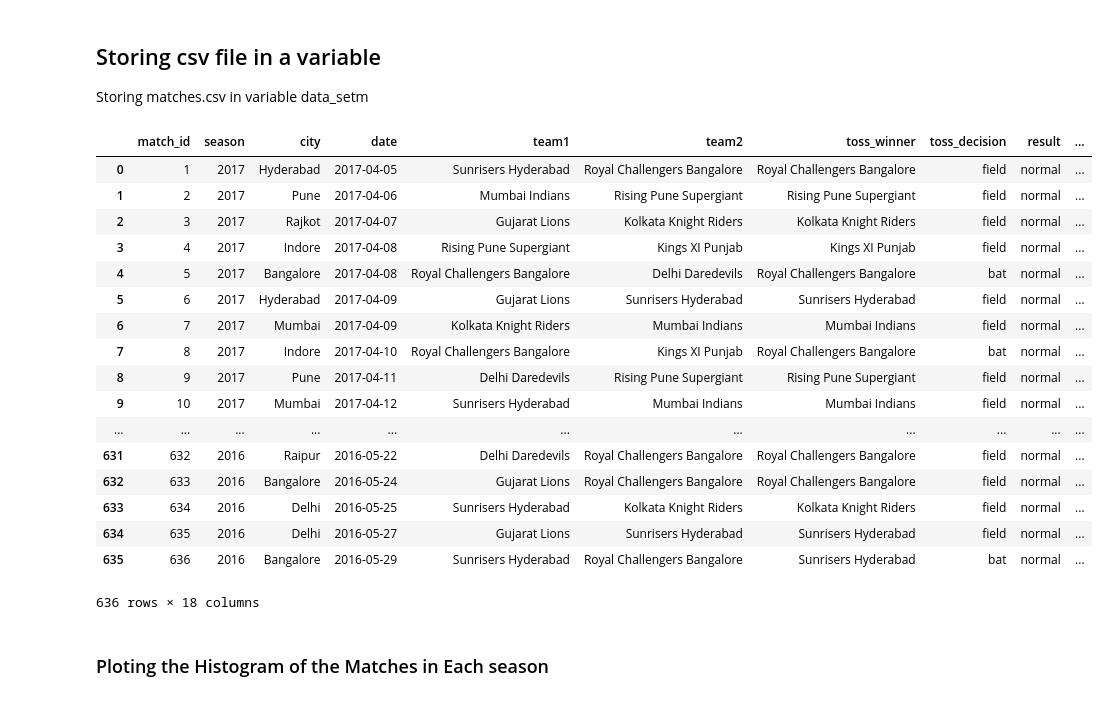
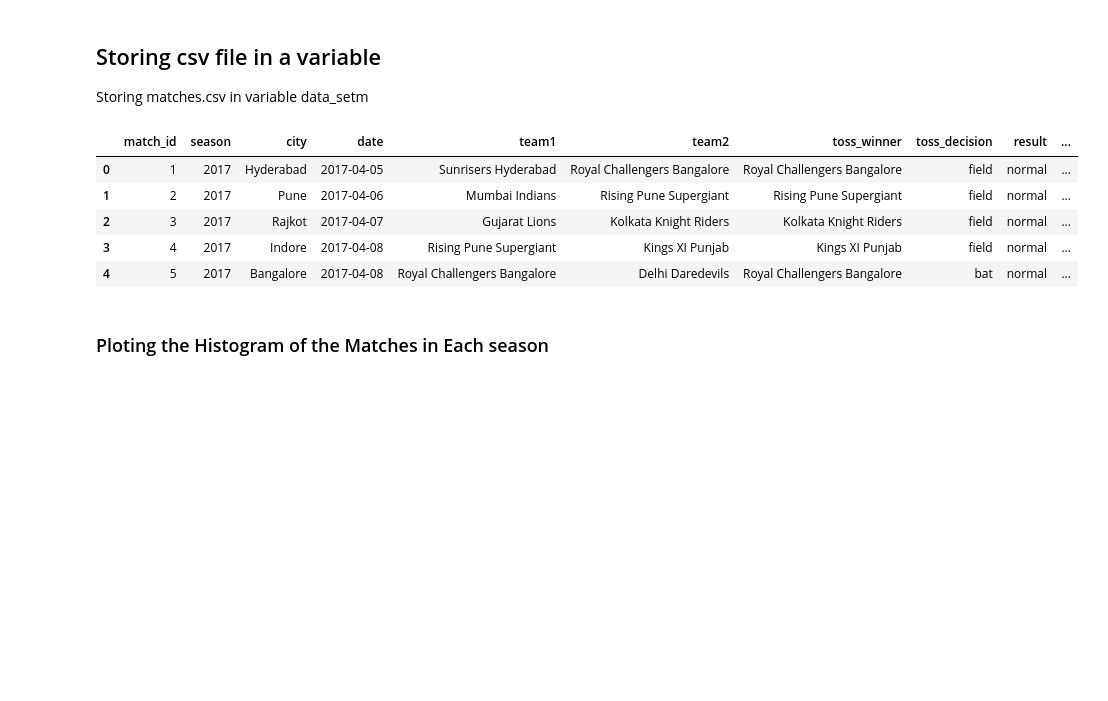
Before and after one commit to AnshulHedau/IPL_Insights, a Jupyter notebook: IPL Insights.ipynb, the cells around one changed output. Saved outputs shown, nothing was run; the diff lists cells and outputs as text; code cells hidden in the pictures; blank space fills up the shorter version.

```diff
--- a/IPL Insights.ipynb
+++ b/IPL Insights.ipynb
@@ -19,27 +19,15 @@ Storing matches.csv in variable data_setm
 # %%
 data_setm = pd.read_csv('./matches.csv',keep_default_na=False)
 
 data_setm.columns = ['match_id','season','city','date','team1','team2','toss_winner','toss_decision','result','dl_applied','winner','win_by_runs','win_by_wickets','player_of_match','venue','umpire1','umpire2','umpire3']
-data_setm
+data_setm.head(5)
 # %% [output]
 |  | match_id | season | city | date | team1 | team2 | toss_winner | toss_decision | result | ... |
 | 0 | 1 | 2017 | Hyderabad | 2017-04-05 | Sunrisers Hyderabad | Royal Challengers Bangalore | Royal Challengers Bangalore | field | normal | ... |
 | 1 | 2 | 2017 | Pune | 2017-04-06 | Mumbai Indians | Rising Pune Supergiant | Rising Pune Supergiant | field | normal | ... |
 | 2 | 3 | 2017 | Rajkot | 2017-04-07 | Gujarat Lions | Kolkata Knight Riders | Kolkata Knight Riders | field | normal | ... |
 | 3 | 4 | 2017 | Indore | 2017-04-08 | Rising Pune Supergiant | Kings XI Punjab | Kings XI Punjab | field | normal | ... |
 | 4 | 5 | 2017 | Bangalore | 2017-04-08 | Royal Challengers Bangalore | Delhi Daredevils | Royal Challengers Bangalore | bat | normal | ... |
-| 5 | 6 | 2017 | Hyderabad | 2017-04-09 | Gujarat Lions | Sunrisers Hyderabad | Sunrisers Hyderabad | field | normal | ... |
-| 6 | 7 | 2017 | Mumbai | 2017-04-09 | Kolkata Knight Riders | Mumbai Indians | Mumbai Indians | field | normal | ... |
-| 7 | 8 | 2017 | Indore | 2017-04-10 | Royal Challengers Bangalore | Kings XI Punjab | Royal Challengers Bangalore | bat | normal | ... |
-| 8 | 9 | 2017 | Pune | 2017-04-11 | Delhi Daredevils | Rising Pune Supergiant | Rising Pune Supergiant | field | normal | ... |
-| 9 | 10 | 2017 | Mumbai | 2017-04-12 | Sunrisers Hyderabad | Mumbai Indians | Mumbai Indians | field | normal | ... |
-| ... | ... | ... | ... | ... | ... | ... | ... | ... | ... | ... |
-| 631 | 632 | 2016 | Raipur | 2016-05-22 | Delhi Daredevils | Royal Challengers Bangalore | Royal Challengers Bangalore | field | normal | ... |
-| 632 | 633 | 2016 | Bangalore | 2016-05-24 | Gujarat Lions | Royal Challengers Bangalore | Royal Challengers Bangalore | field | normal | ... |
-| 633 | 634 | 2016 | Delhi | 2016-05-25 | Sunrisers Hyderabad | Kolkata Knight Riders | Kolkata Knight Riders | field | normal | ... |
-| 634 | 635 | 2016 | Delhi | 2016-05-27 | Gujarat Lions | Sunrisers Hyderabad | Sunrisers Hyderabad | field | normal | ... |
-| 635 | 636 | 2016 | Bangalore | 2016-05-29 | Sunrisers Hyderabad | Royal Challengers Bangalore | Sunrisers Hyderabad | bat | normal | ... |
-636 rows × 18 columns
 # %% [markdown]
 ### Ploting the Histogram of the Matches in Each season
 # %%
```
Also changed, not shown: parts of 3 cells of this notebook.
